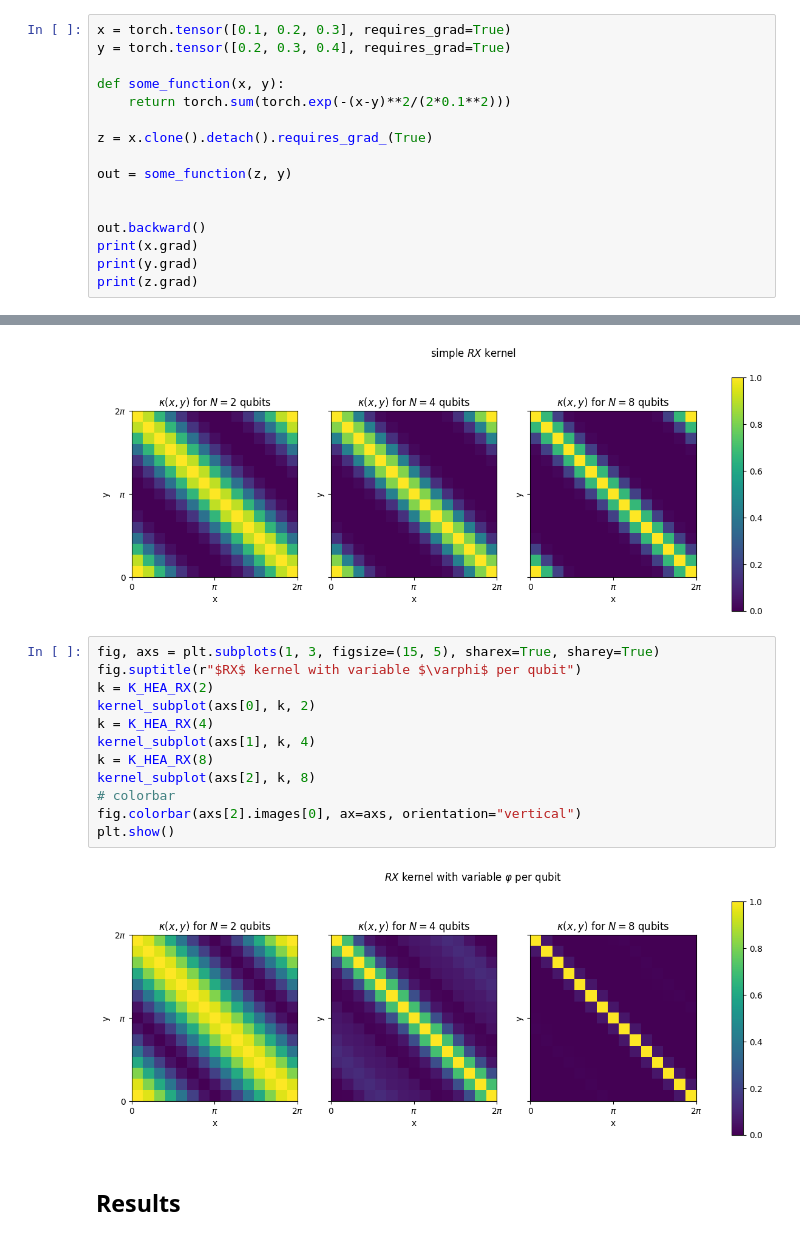
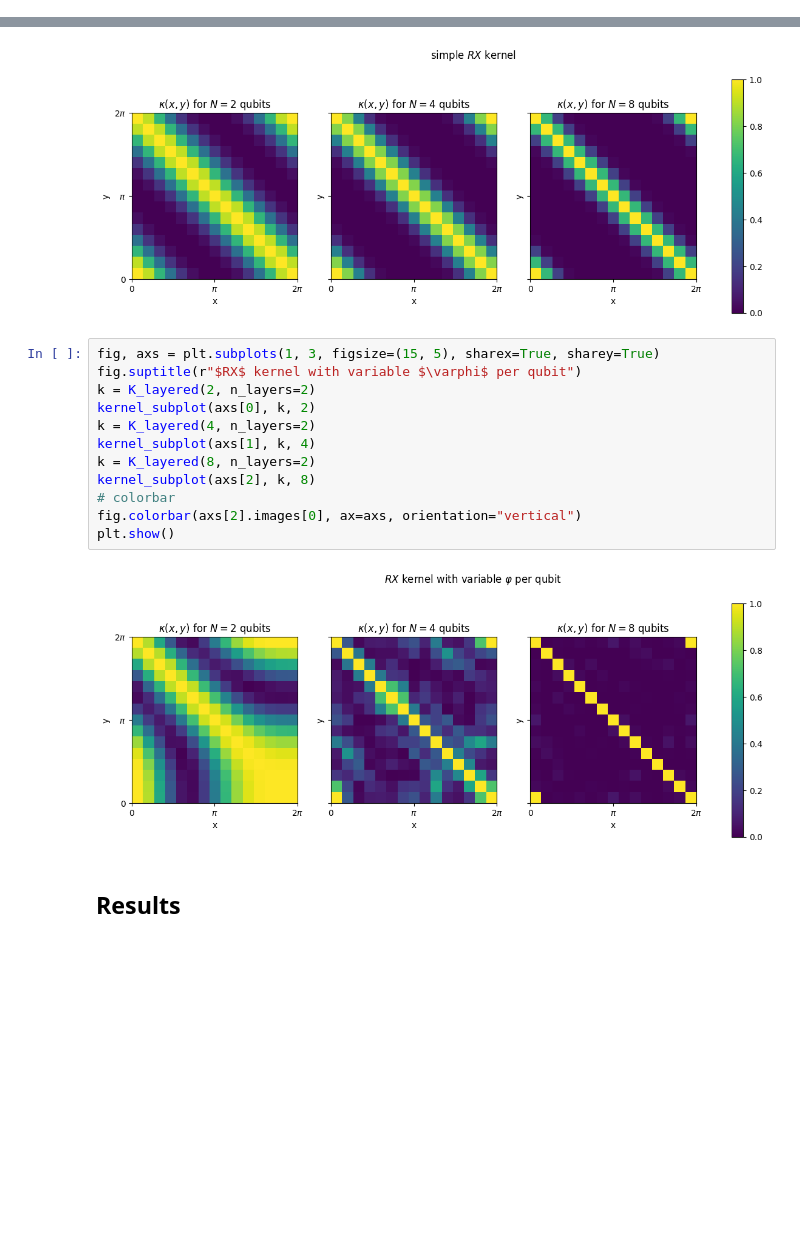
Before and after one commit to LeonardEyer/QKM, a Jupyter notebook: QKM.ipynb, the cells around one changed output, grey strips where cells are left out. Saved outputs shown, nothing was run; the diff lists cells and outputs as text; blank space fills up the shorter version.

Commit message:
add layered feature map

```diff
--- a/QKM.ipynb
+++ b/QKM.ipynb
@@ -199,19 +218,3 @@ def K_HEA_RX(N):
 
 
     return make_kernel(U, N)
-# %%
-x = torch.tensor([0.1, 0.2, 0.3], requires_grad=True)
-y = torch.tensor([0.2, 0.3, 0.4], requires_grad=True)
-
-def some_function(x, y):
-    return torch.sum(torch.exp(-(x-y)**2/(2*0.1**2)))
-
-z = x.clone().detach().requires_grad_(True)
-
-out = some_function(z, y)
-
-
-out.backward()
-print(x.grad)
-print(y.grad)
-print(z.grad)
@@ -270,17 +269,17 @@ plt.show()
 # %%
 fig, axs = plt.subplots(1, 3, figsize=(15, 5), sharex=True, sharey=True)
 fig.suptitle(r"$RX$ kernel with variable $\varphi$ per qubit")
-k = K_HEA_RX(2)
+k = K_layered(2, n_layers=2)
 kernel_subplot(axs[0], k, 2)
-k = K_HEA_RX(4)
+k = K_layered(4, n_layers=2)
 kernel_subplot(axs[1], k, 4)
-k = K_HEA_RX(8)
+k = K_layered(8, n_layers=2)
 kernel_subplot(axs[2], k, 8)
 # colorbar
 fig.colorbar(axs[2].images[0], ax=axs, orientation="vertical")
 plt.show()
 # %% [output]
-[figure, old version]
+[figure, new version]
 # %% [markdown]
 ## Results
 # %% [markdown]
```
Also changed, not shown: parts of 8 cells of this notebook.
